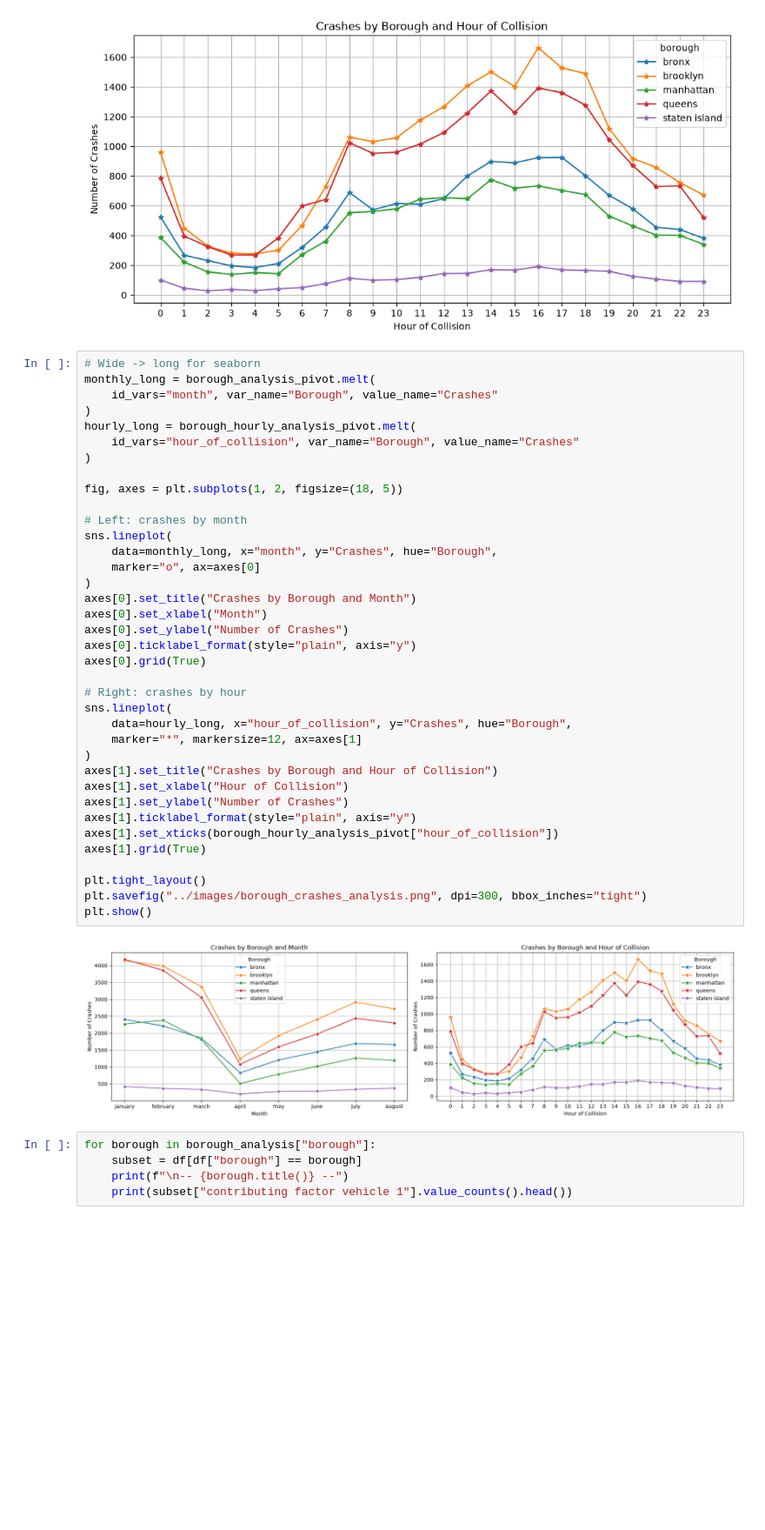
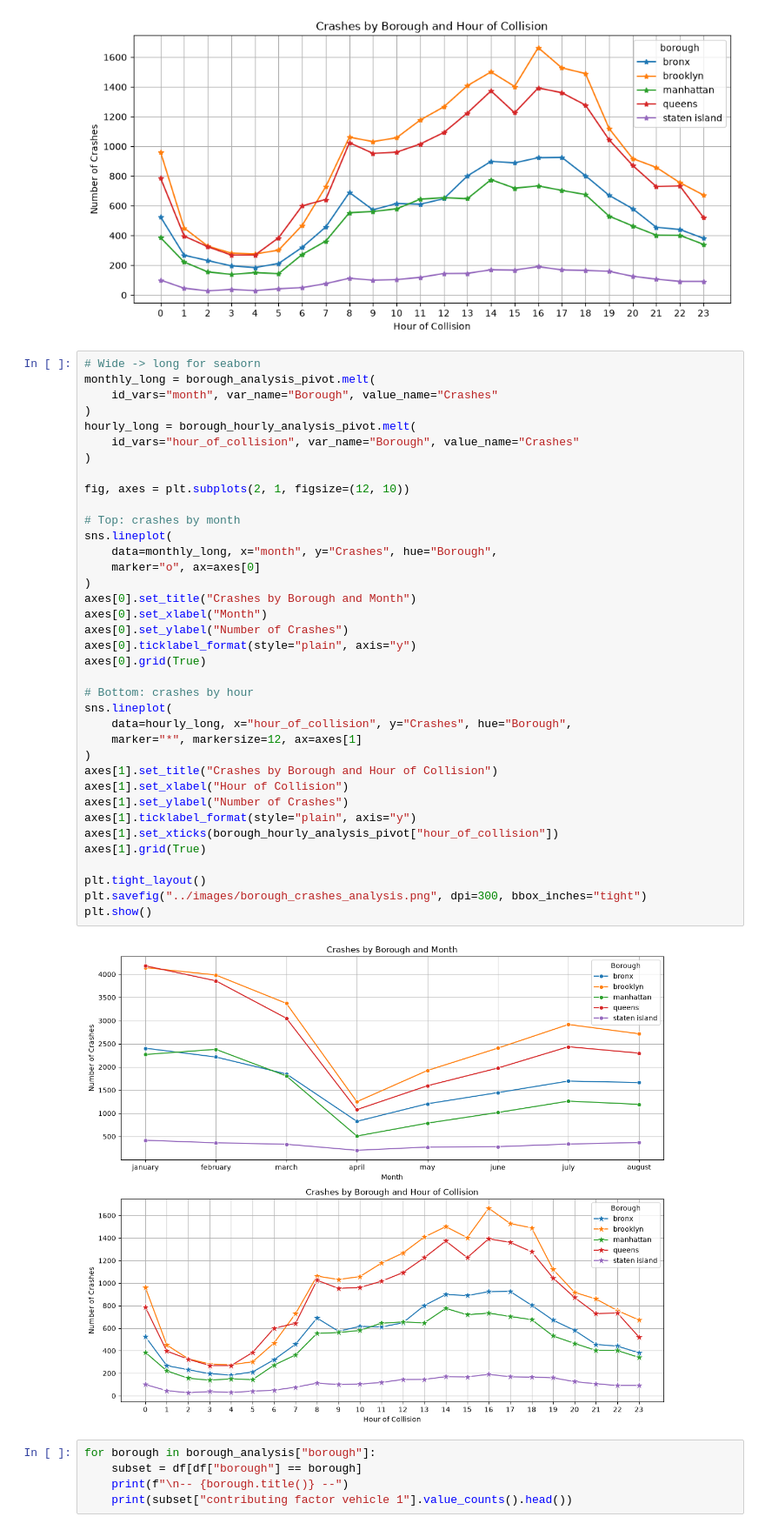
Before and after one commit to iconlit/NYC-Accidents-2020, a Jupyter notebook: src/accidents_hotspots.ipynb, the cells around one changed output. Shown at 87% size. Cells and saved outputs as stored; diff of their text form; blank space fills up the shorter version.

```diff
--- a/src/accidents_hotspots.ipynb
+++ b/src/accidents_hotspots.ipynb
@@ -203,37 +203,37 @@ monthly_long = borough_analysis_pivot.melt(
 hourly_long = borough_hourly_analysis_pivot.melt(
     id_vars="hour_of_collision", var_name="Borough", value_name="Crashes"
 )
 
-fig, axes = plt.subplots(1, 2, figsize=(18, 5))
+fig, axes = plt.subplots(2, 1, figsize=(12, 10))
 
-# Left: crashes by month
+# Top: crashes by month
 sns.lineplot(
     data=monthly_long, x="month", y="Crashes", hue="Borough",
     marker="o", ax=axes[0]
 )
 axes[0].set_title("Crashes by Borough and Month")
 axes[0].set_xlabel("Month")
 axes[0].set_ylabel("Number of Crashes")
 axes[0].ticklabel_format(style="plain", axis="y")
 axes[0].grid(True)
 
-# Right: crashes by hour
+# Bottom: crashes by hour
 sns.lineplot(
     data=hourly_long, x="hour_of_collision", y="Crashes", hue="Borough",
     marker="*", markersize=12, ax=axes[1]
 )
 axes[1].set_title("Crashes by Borough and Hour of Collision")
 axes[1].set_xlabel("Hour of Collision")
 axes[1].set_ylabel("Number of Crashes")
 axes[1].ticklabel_format(style="plain", axis="y")
 axes[1].set_xticks(borough_hourly_analysis_pivot["hour_of_collision"])
 axes[1].grid(True)
 
 plt.tight_layout()
 plt.savefig("../images/borough_crashes_analysis.png", dpi=300, bbox_inches="tight")
 plt.show()
 # %% [output]
-[figure, old version]
+[figure, new version]
 # %%
 for borough in borough_analysis["borough"]:
     subset = df[df["borough"] == borough]
```
Also changed, not shown: parts of 9 cells of this notebook, 1 other file.
